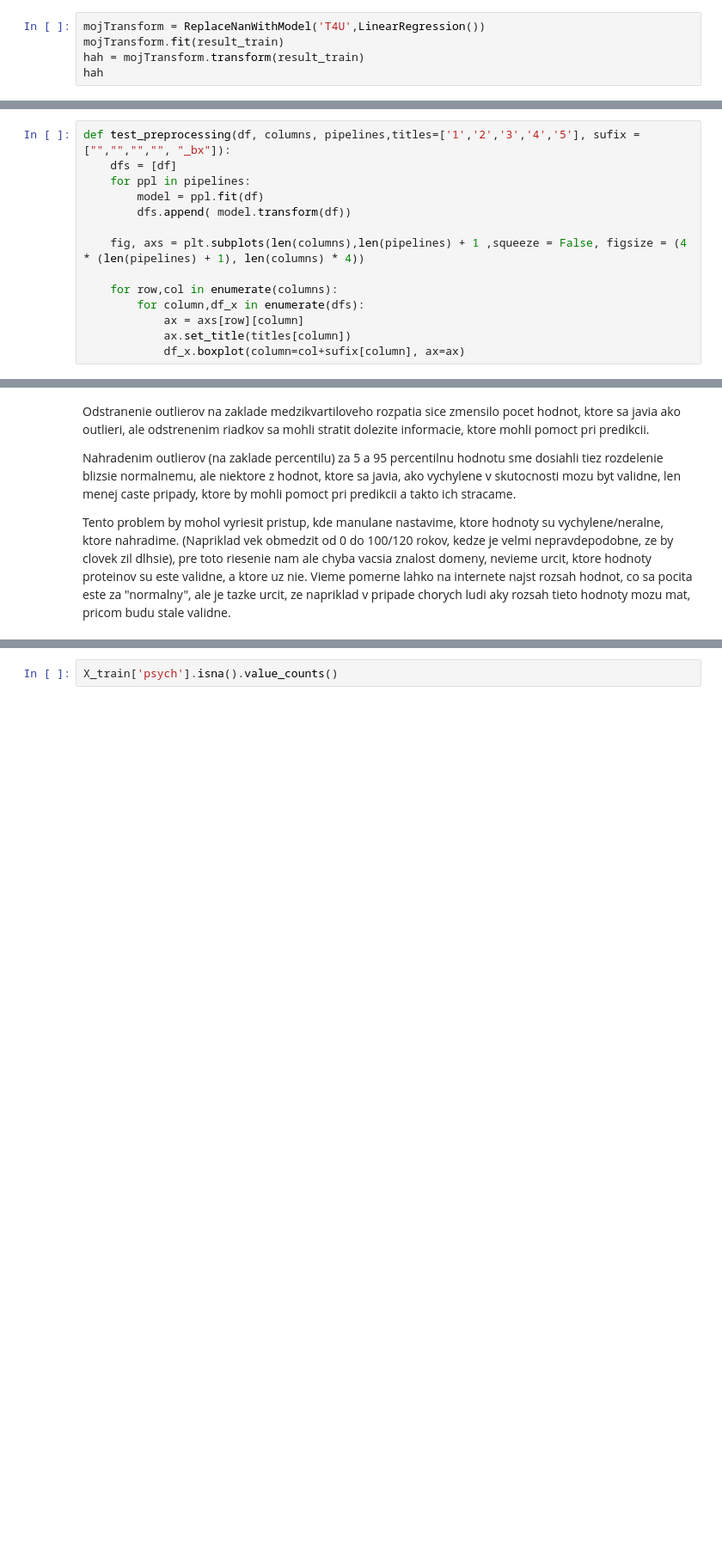
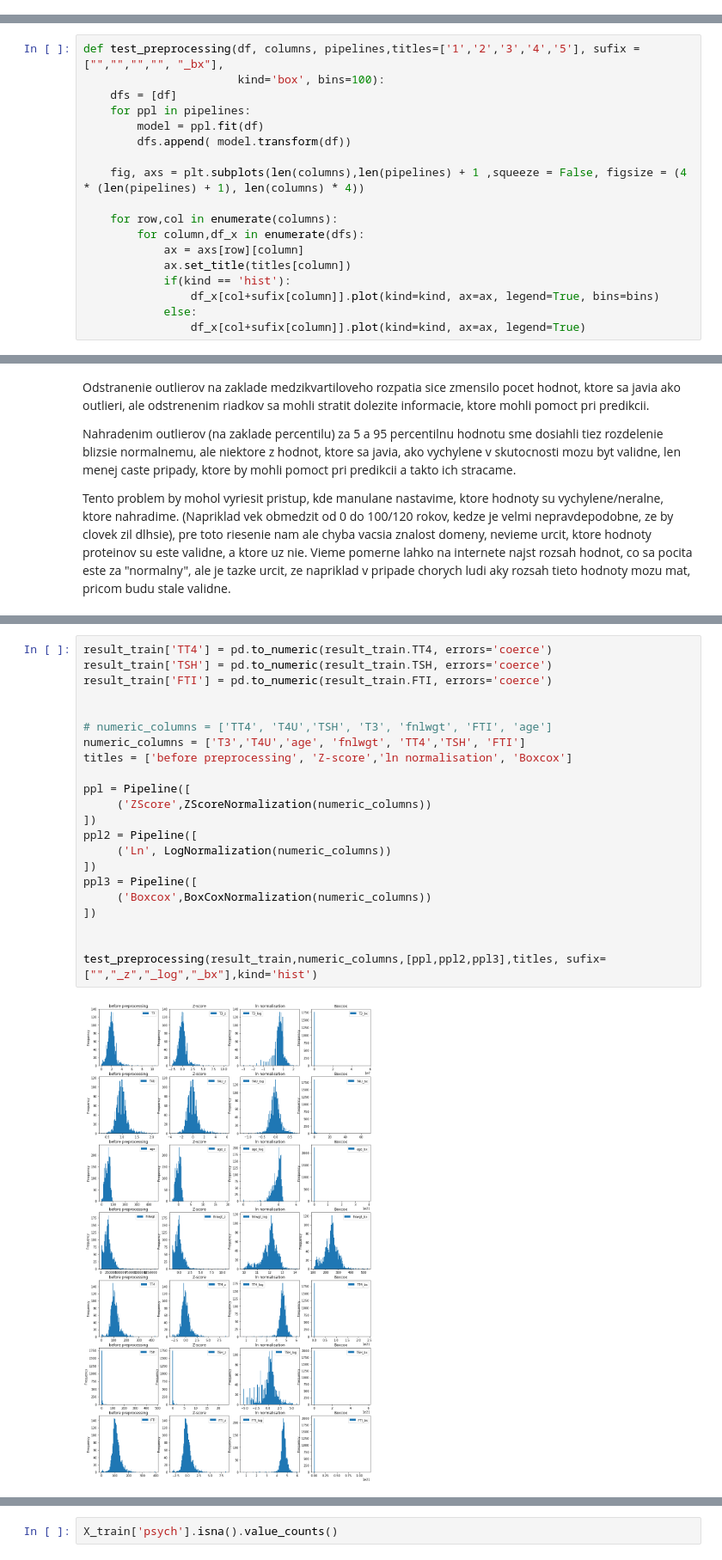
Before and after one commit to Pomichal/pr1_IAU, a Jupyter notebook: Preprocessing.ipynb, the cells around one changed output, grey strips where cells are left out. Shown at 86% size. Saved outputs shown, nothing was run; the diff lists cells and outputs as text; blank space fills up the shorter version.

```diff
--- a/Preprocessing.ipynb
+++ b/Preprocessing.ipynb
@@ -503,8 +536,3 @@ class ReplaceCategoryNanWithModel(TransformerMixin):
         prediction = self.model.predict(newdf_x)
         df_copy.loc[newdf_x.index,self.col_name] = prediction
         return df_copy
-# %%
-mojTransform = ReplaceNanWithModel('T4U',LinearRegression())
-mojTransform.fit(result_train)
-hah = mojTransform.transform(result_train)
-hah
@@ -605,7 +609,8 @@ Vidime, ze spravne sme obmedzili hodnoty v stlpci class, ako aj hodnoty v stlpco
 
 napiseme funkciu, aby sme dokazali rozdiely vizualizovat
 # %%
-def test_preprocessing(df, columns, pipelines,titles=['1','2','3','4','5'], sufix = ["","","","", "_bx"]):
+def test_preprocessing(df, columns, pipelines,titles=['1','2','3','4','5'], sufix = ["","","","", "_bx"],
+                       kind='box', bins=100):
     dfs = [df]
     for ppl in pipelines:
         model = ppl.fit(df)
@@ -617,7 +622,10 @@ def test_preprocessing(df, columns, pipelines,titles=['1','2','3','4','5'], sufi
         for column,df_x in enumerate(dfs):
             ax = axs[row][column]
             ax.set_title(titles[column])
-            df_x.boxplot(column=col+sufix[column], ax=ax)
+            if(kind == 'hist'):
+                df_x[col+sufix[column]].plot(kind=kind, ax=ax, legend=True, bins=bins)
+            else:
+                df_x[col+sufix[column]].plot(kind=kind, ax=ax, legend=True)
 # %% [markdown]
 Na zaklade analyzy sme zistili, ze atributy capital-loss a captial-gain obsahuju pre vacsinu stlpcov hodnotu 0, preto ich z porovnavania vynechame, education_num je len zakodovany atribut education, preto ju tiez nebudeme analyzovat. Atributy TT4, TSH a FTI najprv musime previest na cisla z typu object (pre ucely tohto testu este pred pipeline, aby sme vedeli vykreslit aj povodne rozdelenie, nasledne mozeme pouzit na to urcenu triedu v ramci ppl).
 # %%
@@ -659,0 +668,24 @@ tu porovnat boxcox a log
+# %%
+result_train['TT4'] = pd.to_numeric(result_train.TT4, errors='coerce')
+result_train['TSH'] = pd.to_numeric(result_train.TSH, errors='coerce')
+result_train['FTI'] = pd.to_numeric(result_train.FTI, errors='coerce')
+
+
+# numeric_columns = ['TT4', 'T4U','TSH', 'T3', 'fnlwgt', 'FTI', 'age']
+numeric_columns = ['T3','T4U','age', 'fnlwgt', 'TT4','TSH', 'FTI']
+titles = ['before preprocessing', 'Z-score','ln normalisation', 'Boxcox']
+
+ppl = Pipeline([
+     ('ZScore',ZScoreNormalization(numeric_columns))
+])
+ppl2 = Pipeline([
+     ('Ln', LogNormalization(numeric_columns))
+])
+ppl3 = Pipeline([
+     ('Boxcox',BoxCoxNormalization(numeric_columns))
+])
+
+
+test_preprocessing(result_train,numeric_columns,[ppl,ppl2,ppl3],titles, sufix=["","_z","_log","_bx"],kind='hist')
+# %% [output]
+[figure, added]
```
Also changed, not shown: parts of 25 cells of this notebook.
